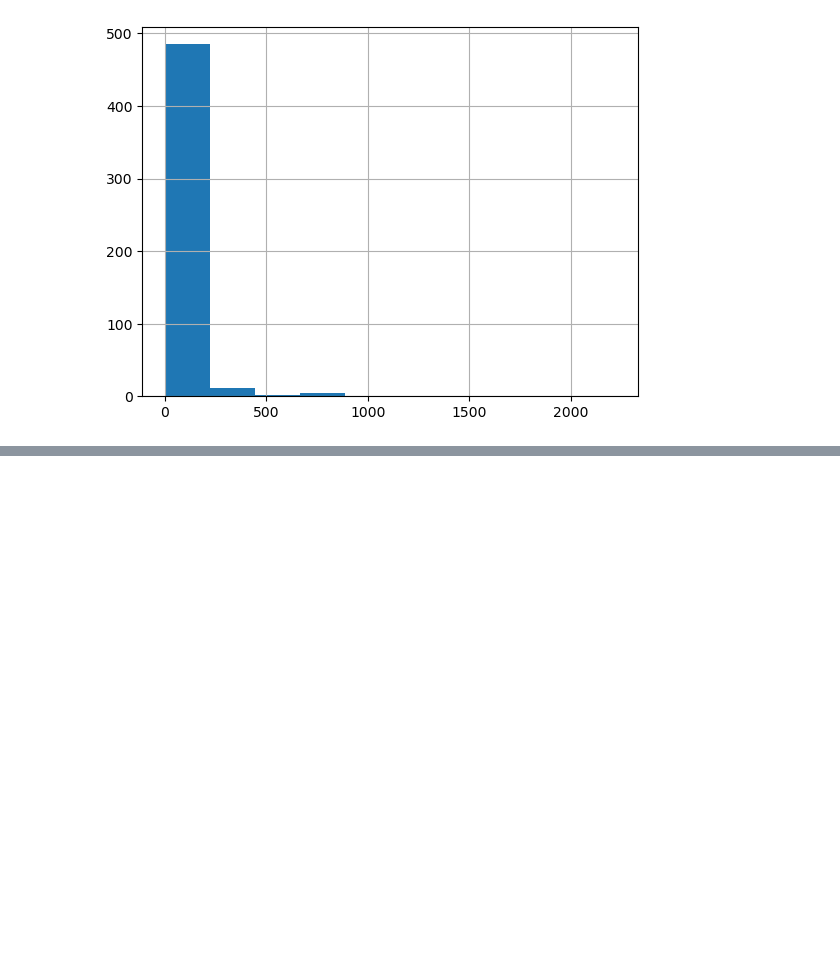
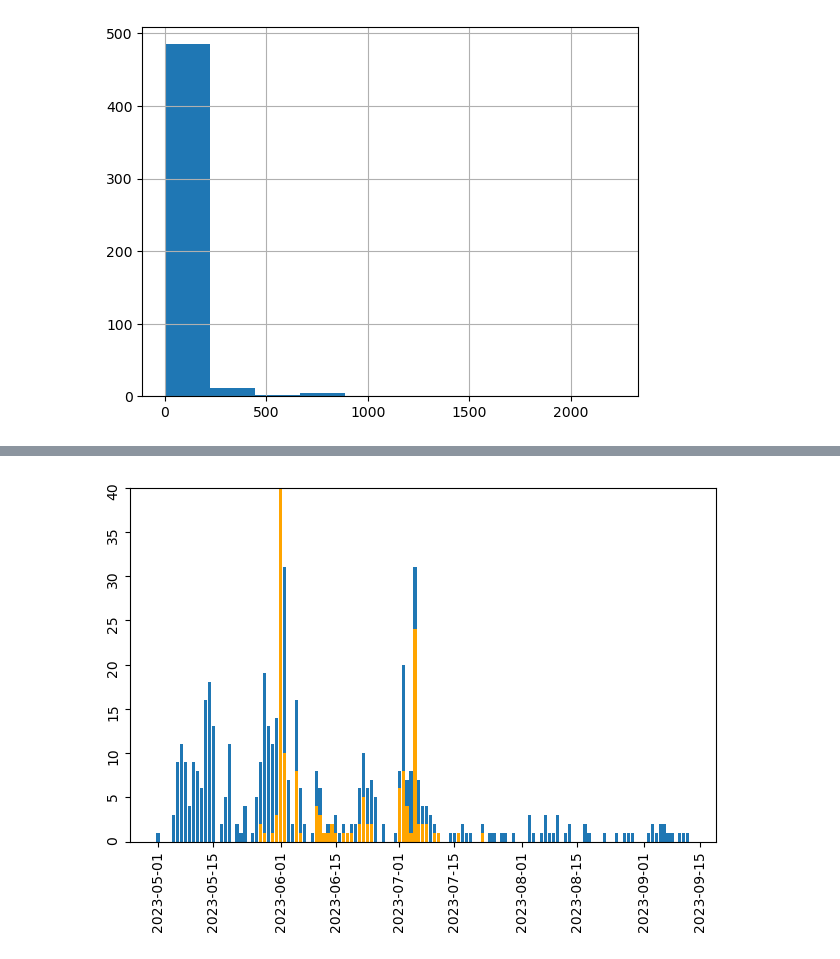
Before and after one commit to mccabete/fwiVis, a Jupyter notebook: notebooks/ciffc_ignitions.ipynb, the cells around one changed output, grey strips where cells are left out. Cells and saved outputs as stored; diff of their text form; code cells hidden in the pictures; blank space fills up the shorter version.

```diff
--- a/notebooks/ciffc_ignitions.ipynb
+++ b/notebooks/ciffc_ignitions.ipynb
@@ -641,3 +643,16 @@ plt.savefig(f'{os.path.abspath("exploratory_figs")}/ciffc_percent_igs.png')
+# %%
+
+plt.bar(ciffc_counts.field_situation_report_date_no_tz.astype("datetime64[ns]"), ciffc_counts.num_fire_starts)
+plt.bar(ciffc_counts.field_situation_report_date_no_tz.astype("datetime64[ns]"), ciffc_counts.num_fire_starts * ciffc_counts.percent_large, color = "orange", label = "Percent Fires that will grow > 4km^2")
+plt.ylim((0,40))
+#plt.ylabel("Number of Fires ")
+#plt.legend()
+plt.tick_params(rotation=90)
+#plt.title("CIFFC Fires Reported Starting (24 hour)")
+plt.tight_layout()
+plt.savefig(f'{os.path.abspath("exploratory_figs")}/ciffc_percent_igs_broken_yaxis.png')
+# %% [output]
+[figure, added]
 # %%
 #FWI_data_south = pd.read_csv("https://portal.nccs.nasa.gov/datashare/GlobalFWI/ForecastFWIEXPERIMENTAL/QuebecEcoSuppressionRegions/GEOS-5/GEOS-5.IMERGEARLY/90_P/chicletDataNoSmoothing/001.SouthernEcoregions_FullResponseZone.FWI.raw.chiclet.csv")
 FWI_data_south = pd.read_csv(f'{os.path.abspath("contextual_data/")}/Local_chiclet_csv/001.SouthernEcoregions_FullResponseZone.FWI.raw.chiclet.csv')
```
Also changed, not shown: parts of 21 cells of this notebook, 2 other files.
